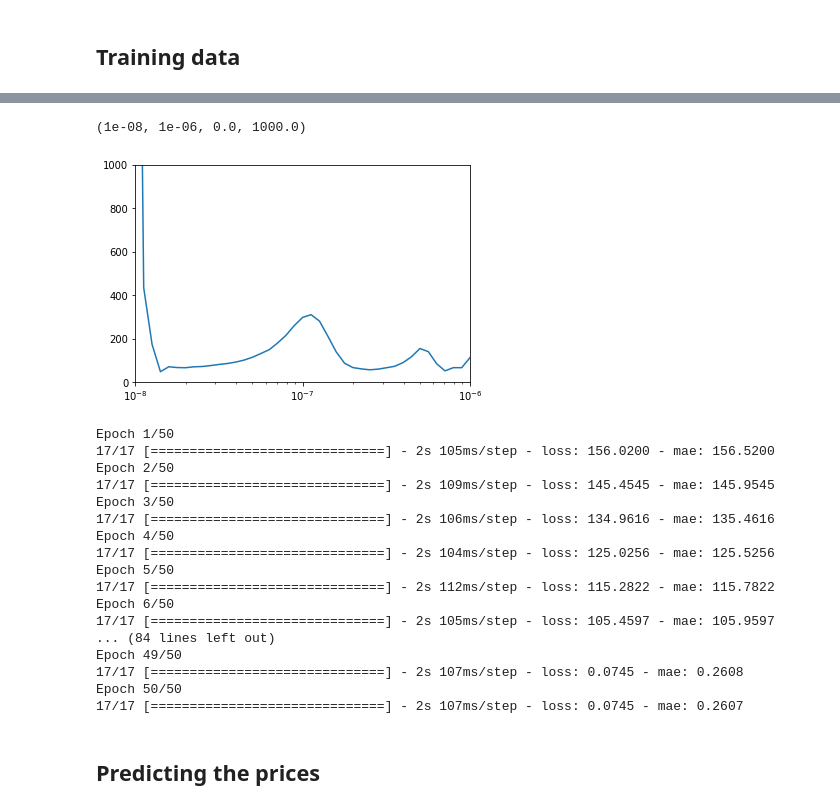
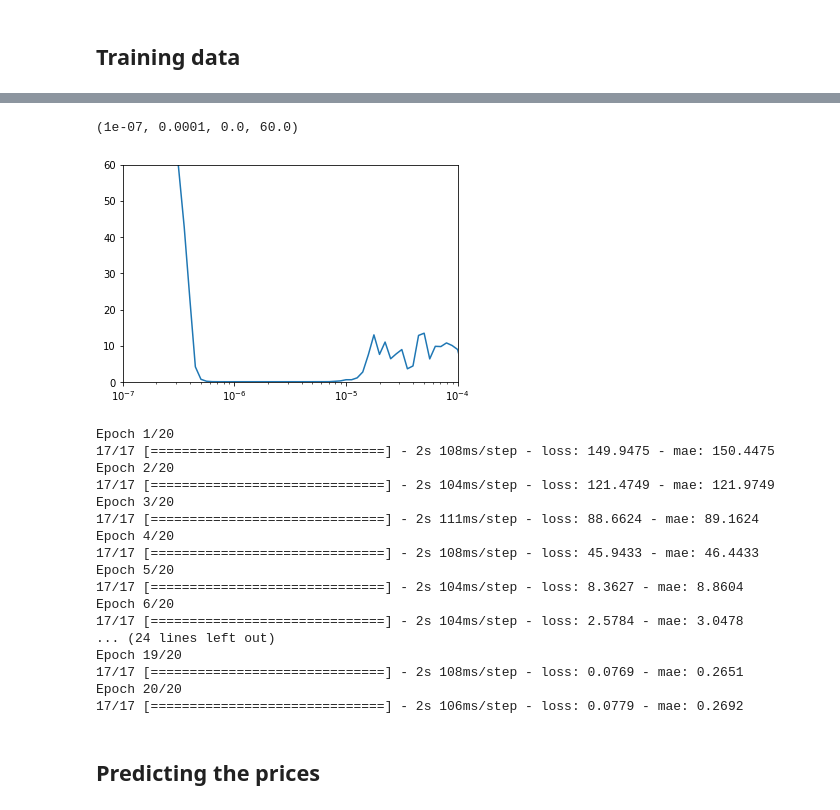
Before and after one commit to JeffJongyoon/Stock-price-prediction, a Jupyter notebook: Model.ipynb, the cells around one changed output, grey strips where cells are left out. Cells and saved outputs as stored; diff of their text form; code cells hidden in the pictures.

Commit message:
model change

```diff
--- a/Model.ipynb
+++ b/Model.ipynb
@@ -134,21 +132,19 @@ Sequence bias is when the order of things can impact the selection of things. Fo
 ## Training data
 # %%
 tf.random.set_seed(1000)
-#np.random.seed(51)
-
 tf.keras.backend.clear_session()
 dataset = windowed_dataset(x_train, window_size, batch_size, shuffle_buffer_size)
 
 model = tf.keras.models.Sequential([
-                                    tf.keras.layers.Lambda(lambda x: tf.expand_dims(x, axis=-1),input_shape=[None]),
-                                    tf.keras.layers.SimpleRNN(50, return_sequences=True, activation='relu'),
-                                    tf.keras.layers.SimpleRNN(50, activation='relu'),
-                                    tf.keras.layers.Dense(1)#,
-                                    # tf.keras.layers.Lambda(lambda x: x * 100.0) # act func: tan h from -1 to 1 so implemented
+  tf.keras.layers.Lambda(lambda x: tf.expand_dims(x, axis=-1),input_shape=[None]),
+  tf.keras.layers.SimpleRNN(50, return_sequences=True, activation='relu'),
+  tf.keras.layers.SimpleRNN(50, activation='relu'),
+  tf.keras.layers.Dense(1)#,
+  # tf.keras.layers.Lambda(lambda x: x * 100.0) # act func: tan h from -1 to 1 so implemented
 ])
 lr_schedule = tf.keras.callbacks.LearningRateScheduler(lambda epoch: 1e-8 * 10**(epoch / 20))
 optimizer = tf.keras.optimizers.SGD(lr=1e-6, momentum=0.9)
-model.compile(loss='mse',
+model.compile(loss=tf.keras.losses.Huber(),
               optimizer=optimizer,
               metrics=["mae"])
 history = model.fit(dataset, epochs=100, callbacks=[lr_schedule])
@@ -173,46 +169,44 @@ Epoch 100/100
 # %%
 plt.semilogx(history.history['lr'], history.history['loss'])
-plt.axis([1e-8,1e-6,0,1e3])
+plt.axis([1e-7,1e-4,0,60])
 # %% [output]
-(1e-08, 1e-06, 0.0, 1000.0)
+(1e-07, 0.0001, 0.0, 60.0)
-[figure, old version]
+[figure, new version]
 # %%
 tf.random.set_seed(1000)
-#np.random.seed(51)
-
 tf.keras.backend.clear_session()
 dataset = windowed_dataset(x_train, window_size, batch_size, shuffle_buffer_size)
 
 model = tf.keras.models.Sequential([
-                                    tf.keras.layers.Lambda(lambda x: tf.expand_dims(x, axis=-1),input_shape=[None]),
-                                    tf.keras.layers.SimpleRNN(50, return_sequences=True, activation='relu'),
-                                    tf.keras.layers.SimpleRNN(50, activation = 'relu'),
-                                    tf.keras.layers.Dense(1)# ,
-                                    # tf.keras.layers.Lambda(lambda x: x * 800.0) # tan h from -1 to 1 so implemented
+  tf.keras.layers.Lambda(lambda x: tf.expand_dims(x, axis=-1),input_shape=[None]),
+  tf.keras.layers.SimpleRNN(50, return_sequences=True, activation='relu'),
+  tf.keras.layers.SimpleRNN(50, activation = 'relu'),
+  tf.keras.layers.Dense(1)# ,
+  # tf.keras.layers.Lambda(lambda x: x * 800.0) # tan h from -1 to 1 so implemented
 ])
 
-optimizer = tf.keras.optimizers.SGD(lr=3e-7, momentum=0.9)
+optimizer = tf.keras.optimizers.SGD(lr=1e-6, momentum=0.9)
 model.compile(loss=tf.keras.losses.Huber(),
               optimizer=optimizer,
               metrics=["mae"])
-history = model.fit(dataset, epochs=50)
+history = model.fit(dataset, epochs=20)
 # %% [output]
-Epoch 1/50
-17/17 [==============================] - 2s 105ms/step - loss: 156.0200 - mae: 156.5200
-Epoch 2/50
-17/17 [==============================] - 2s 109ms/step - loss: 145.4545 - mae: 145.9545
-Epoch 3/50
-17/17 [==============================] - 2s 106ms/step - loss: 134.9616 - mae: 135.4616
-Epoch 4/50
-17/17 [==============================] - 2s 104ms/step - loss: 125.0256 - mae: 125.5256
-Epoch 5/50
-17/17 [==============================] - 2s 112ms/step - loss: 115.2822 - mae: 115.7822
-Epoch 6/50
-17/17 [==============================] - 2s 105ms/step - loss: 105.4597 - mae: 105.9597
-... (84 lines left out)
-Epoch 49/50
-17/17 [==============================] - 2s 107ms/step - loss: 0.0745 - mae: 0.2608
-Epoch 50/50
-17/17 [==============================] - 2s 107ms/step - loss: 0.0745 - mae: 0.2607
+Epoch 1/20
+17/17 [==============================] - 2s 108ms/step - loss: 149.9475 - mae: 150.4475
+Epoch 2/20
+17/17 [==============================] - 2s 104ms/step - loss: 121.4749 - mae: 121.9749
+Epoch 3/20
+17/17 [==============================] - 2s 111ms/step - loss: 88.6624 - mae: 89.1624
+Epoch 4/20
+17/17 [==============================] - 2s 108ms/step - loss: 45.9433 - mae: 46.4433
+Epoch 5/20
+17/17 [==============================] - 2s 104ms/step - loss: 8.3627 - mae: 8.8604
+Epoch 6/20
+17/17 [==============================] - 2s 104ms/step - loss: 2.5784 - mae: 3.0478
+... (24 lines left out)
+Epoch 19/20
+17/17 [==============================] - 2s 108ms/step - loss: 0.0769 - mae: 0.2651
+Epoch 20/20
+17/17 [==============================] - 2s 106ms/step - loss: 0.0779 - mae: 0.2692
 # %% [markdown]
 ## Predicting the prices
```
Also changed, not shown: parts of 8 cells of this notebook.
